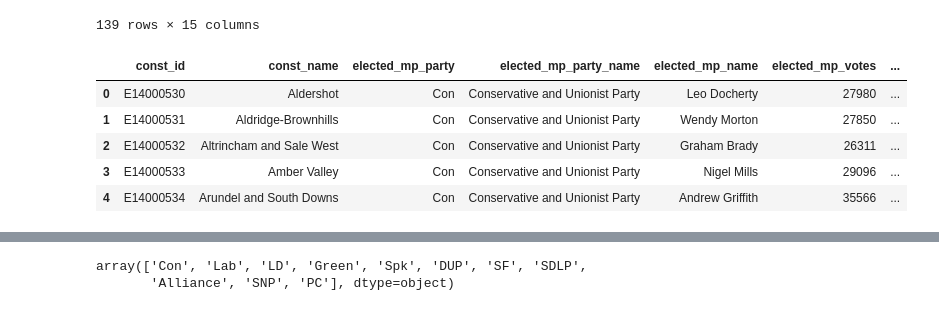
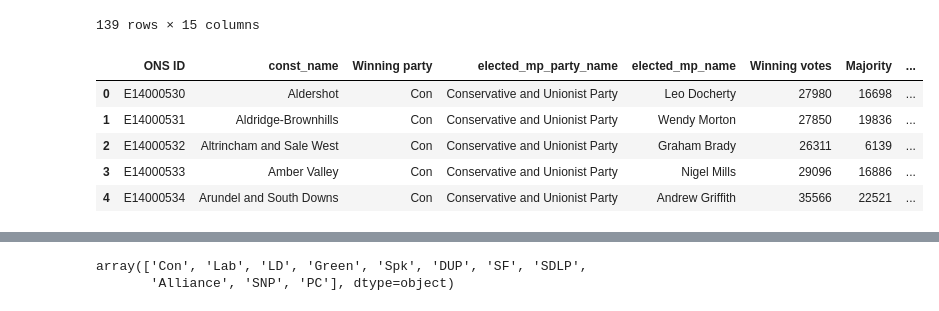
Before and after one commit to Kyrand/vr-data-clusters, a Jupyter notebook: static/assets/data/Untitled.ipynb, the cells around one changed output, grey strips where cells are left out. Drawn from its saved outputs; the diff is of its cells as text; code cells hidden in the pictures.

```diff
--- a/static/assets/data/Untitled.ipynb
+++ b/static/assets/data/Untitled.ipynb
@@ -26,3 +4,5 @@ Successfully installed contourpy-1.2.1 cycler-0.12.1 fonttools-4.53.0 kiwisolver
+# %%
+pd.set_option('display.max_columns', None)
 # %%
 df = pd.read_json('./titanic.json')
 # %%
@@ -174,9 +152,10 @@ uke = pd.read_csv('./ge_2019_constituencies.csv')
-# %%
-uke.head()
-# %% [output]
-|  | const_id | const_name | elected_mp_party | elected_mp_party_name | elected_mp_name | elected_mp_votes | ... |
-| 0 | E14000530 | Aldershot | Con | Conservative and Unionist Party | Leo Docherty | 27980 | ... |
-| 1 | E14000531 | Aldridge-Brownhills | Con | Conservative and Unionist Party | Wendy Morton | 27850 | ... |
-| 2 | E14000532 | Altrincham and Sale West | Con | Conservative and Unionist Party | Graham Brady | 26311 | ... |
-| 3 | E14000533 | Amber Valley | Con | Conservative and Unionist Party | Nigel Mills | 29096 | ... |
-| 4 | E14000534 | Arundel and South Downs | Con | Conservative and Unionist Party | Andrew Griffith | 35566 | ... |
+# %%
+#uke19 = pd.read_csv('./raw/ukelections2019.csv')
+uke19.head()
+# %% [output]
+|  | ONS ID | const_name | Winning party | elected_mp_party_name | elected_mp_name | Winning votes | Majority | ... |
+| 0 | E14000530 | Aldershot | Con | Conservative and Unionist Party | Leo Docherty | 27980 | 16698 | ... |
+| 1 | E14000531 | Aldridge-Brownhills | Con | Conservative and Unionist Party | Wendy Morton | 27850 | 19836 | ... |
+| 2 | E14000532 | Altrincham and Sale West | Con | Conservative and Unionist Party | Graham Brady | 26311 | 6139 | ... |
+| 3 | E14000533 | Amber Valley | Con | Conservative and Unionist Party | Nigel Mills | 29096 | 16886 | ... |
+| 4 | E14000534 | Arundel and South Downs | Con | Conservative and Unionist Party | Andrew Griffith | 35566 | 22521 | ... |
```
Also changed, not shown: parts of 12 cells of this notebook, 12 other files.
